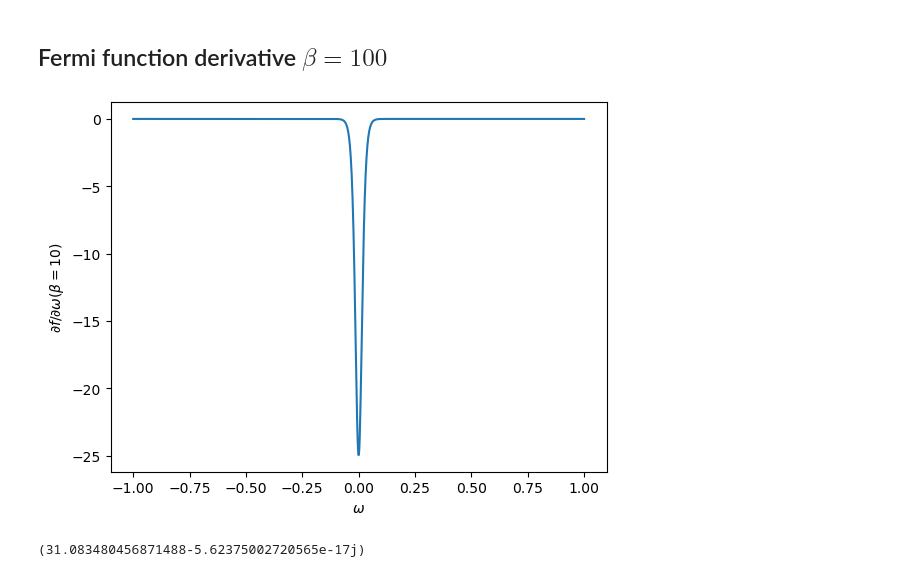
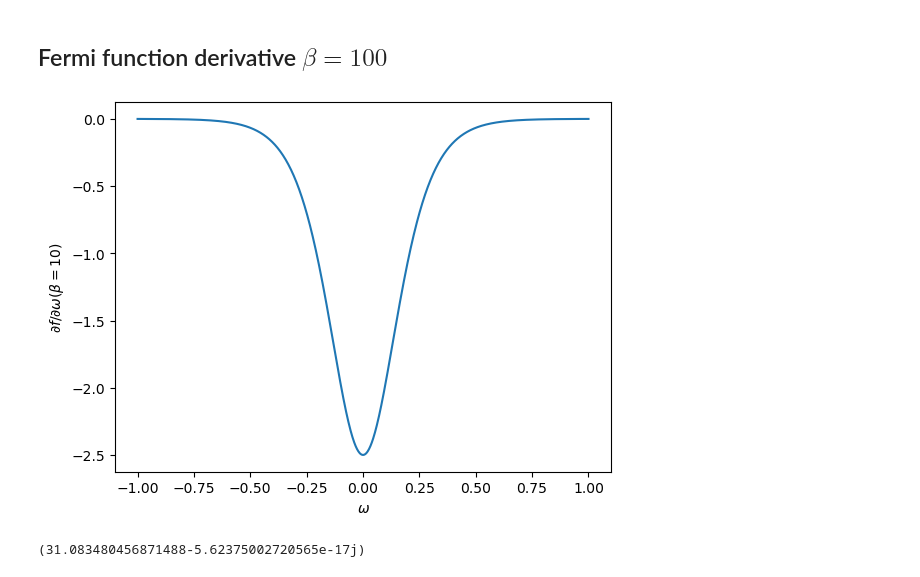
Before and after one commit to gabriel-rodriguez-ruiz/DC-superconductivity, a Jupyter notebook: Superconductor_1D_without_SOC.ipynb, the cells around one changed output. Drawn from its saved outputs; the diff is of its cells as text; code cells hidden in the pictures.

```diff
--- a/Superconductor_1D_without_SOC.ipynb
+++ b/Superconductor_1D_without_SOC.ipynb
@@ -108,16 +112,16 @@ ax.legend();
 # %% [markdown]
 ## Fermi function derivative $\beta=100$
 # %%
-beta = 100
+beta = 10
 omega = np.linspace(-1, 1, 1000)
 
 F = Fermi_function_derivative(omega, beta)
 fig, ax = plt.subplots()
 ax.plot(omega, F);
 ax.set_ylabel(r"$\partial f/\partial \omega (\beta=10)$");
 ax.set_xlabel("$\omega$");
 # %% [output]
-[figure, old version]
+[figure, new version]
 # %%
 k = np.linspace(-np.pi, np.pi)
 w_0 = 1
```
Also changed, not shown: parts of 4 cells of this notebook, 5 other files.
